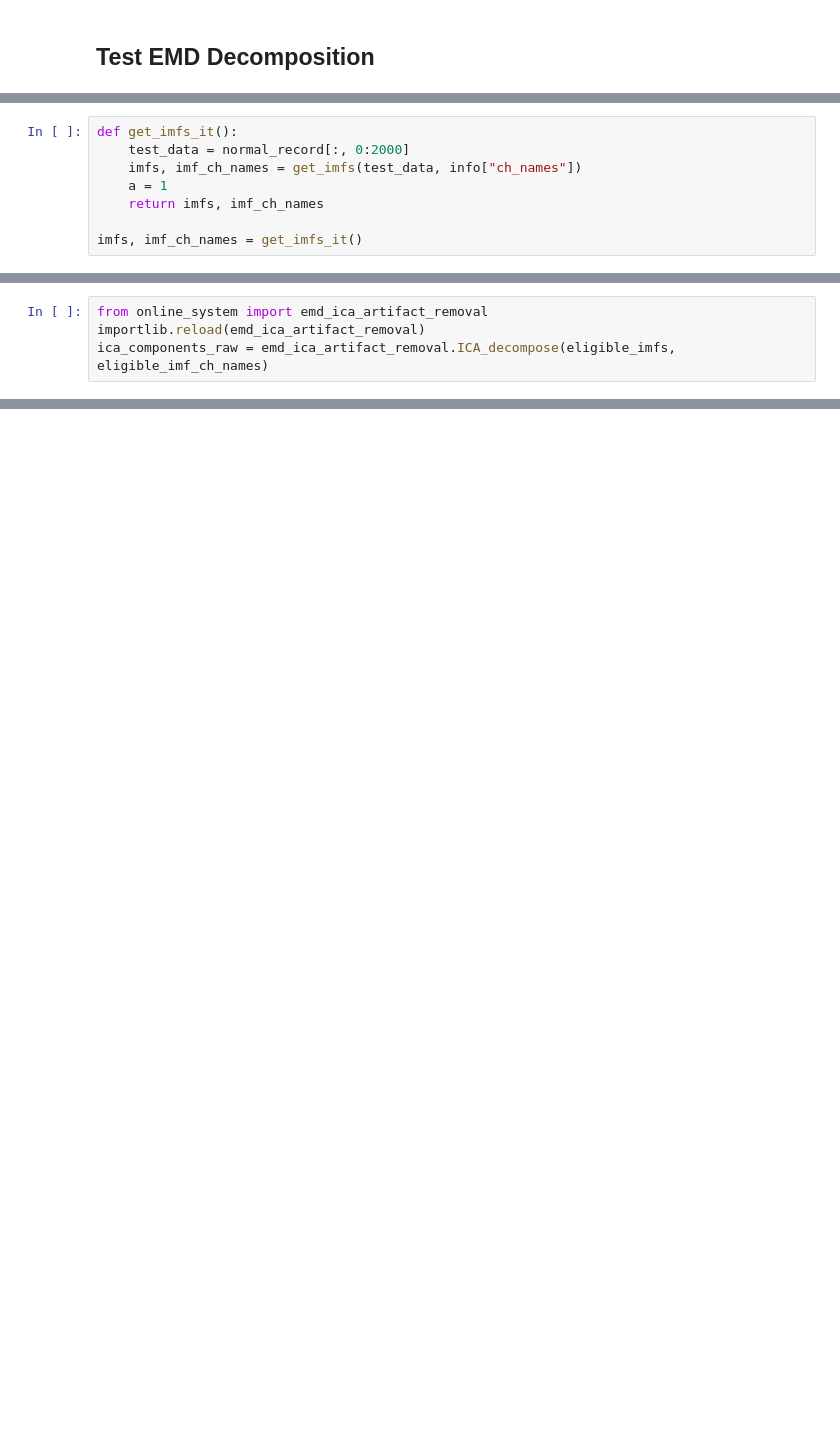
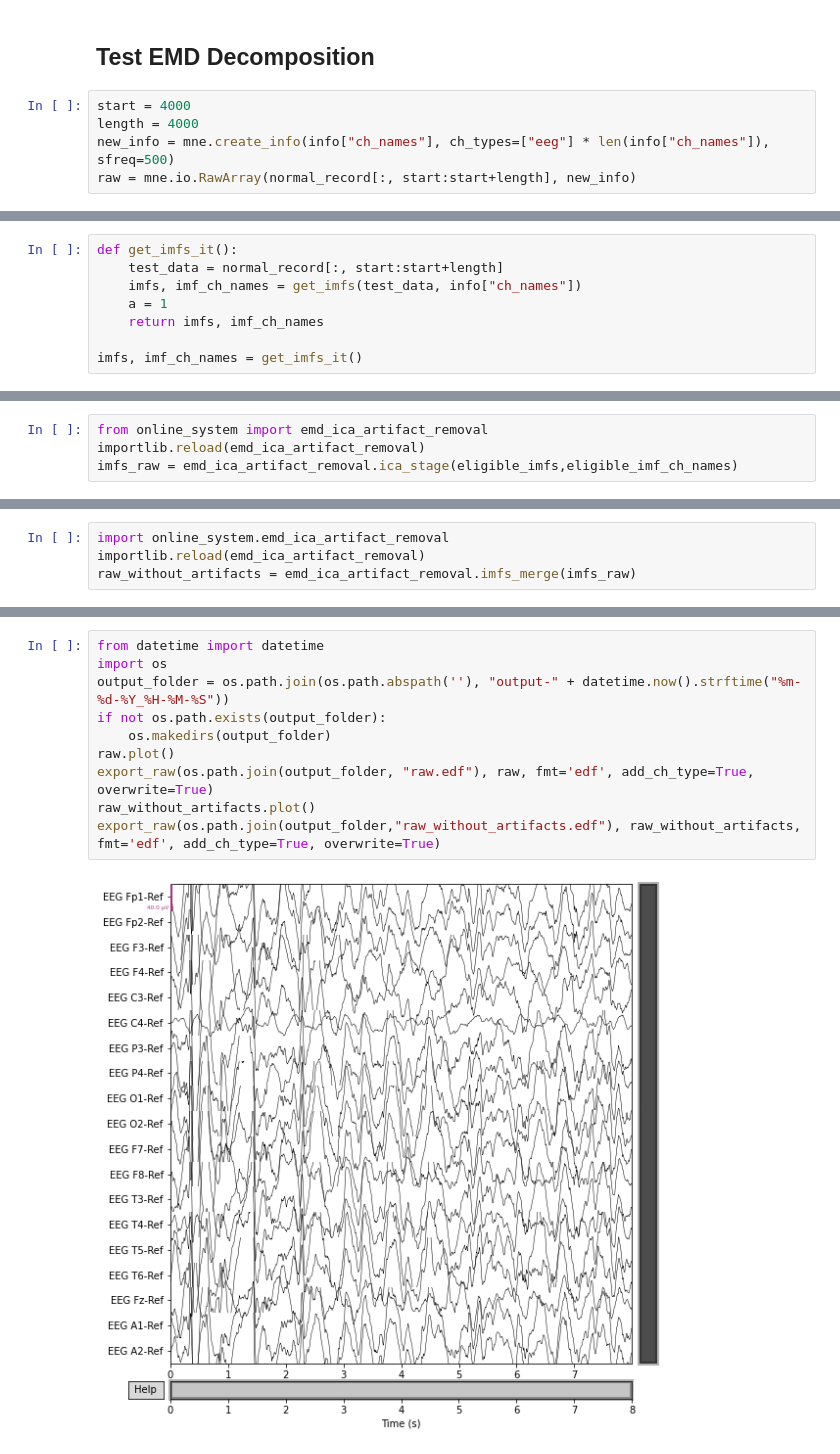
Before and after one commit to rexjz/EEG-Epliepsy, a Jupyter notebook: testing/online_system_testing.ipynb, the cells around one changed output, grey strips where cells are left out. Saved outputs shown, nothing was run; the diff lists cells and outputs as text; blank space fills up the shorter version.

Commit message:
build the final system

```diff
--- a/testing/online_system_testing.ipynb
+++ b/testing/online_system_testing.ipynb
@@ -29,3 +30,8 @@ s_index, s_index_end:  3599500 3822000
 === seizure_record.shape ===  (19, 222500)
 # %% [markdown]
 ## Test EMD Decomposition
+# %%
+start = 4000
+length = 4000
+new_info = mne.create_info(info["ch_names"], ch_types=["eeg"] * len(info["ch_names"]), sfreq=500)
+raw = mne.io.RawArray(normal_record[:, start:start+length], new_info)
@@ -32,6 +42,6 @@ s_index, s_index_end:  3599500 3822000
 # %%
 def get_imfs_it():
-    test_data = normal_record[:, 0:2000]
+    test_data = normal_record[:, start:start+length]
     imfs, imf_ch_names = get_imfs(test_data, info["ch_names"])
     a = 1
     return imfs, imf_ch_names
@@ -98,5 +108,5 @@ print(eligible_imf_ch_names)
 # %%
 from online_system import emd_ica_artifact_removal
 importlib.reload(emd_ica_artifact_removal)
-ica_components_raw = emd_ica_artifact_removal.ICA_decompose(eligible_imfs, eligible_imf_ch_names)
+imfs_raw = emd_ica_artifact_removal.ica_stage(eligible_imfs,eligible_imf_ch_names)
 # %% [output]
@@ -131,0 +141,4 @@ ica_components_filtering(ica_components, )
+# %%
+import online_system.emd_ica_artifact_removal
+importlib.reload(emd_ica_artifact_removal)
+raw_without_artifacts = emd_ica_artifact_removal.imfs_merge(imfs_raw)
@@ -131,0 +150,12 @@ ica_components_filtering(ica_components, )
+# %%
+from datetime import datetime
+import os
+output_folder = os.path.join(os.path.abspath(''), "output-" + datetime.now().strftime("%m-%d-%Y_%H-%M-%S"))
+if not os.path.exists(output_folder):
+    os.makedirs(output_folder)
+raw.plot()
+export_raw(os.path.join(output_folder, "raw.edf"), raw, fmt='edf', add_ch_type=True, overwrite=True)
+raw_without_artifacts.plot()
+export_raw(os.path.join(output_folder,"raw_without_artifacts.edf"), raw_without_artifacts, fmt='edf', add_ch_type=True, overwrite=True)
+# %% [output]
+[figure, added]
```
Also changed, not shown: parts of 11 cells of this notebook, 2 other files.
